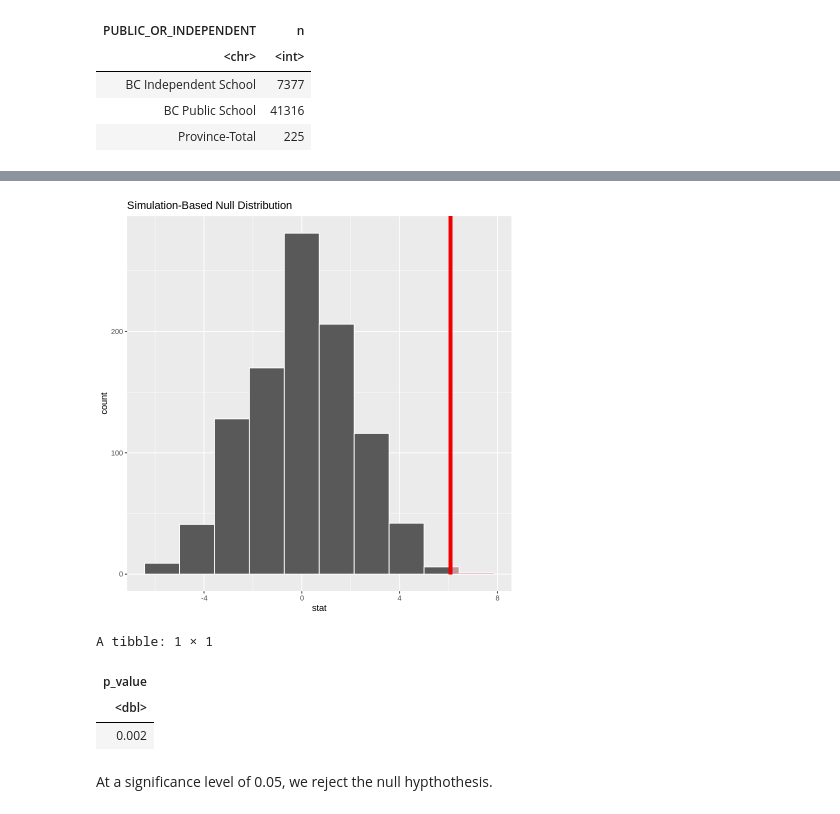
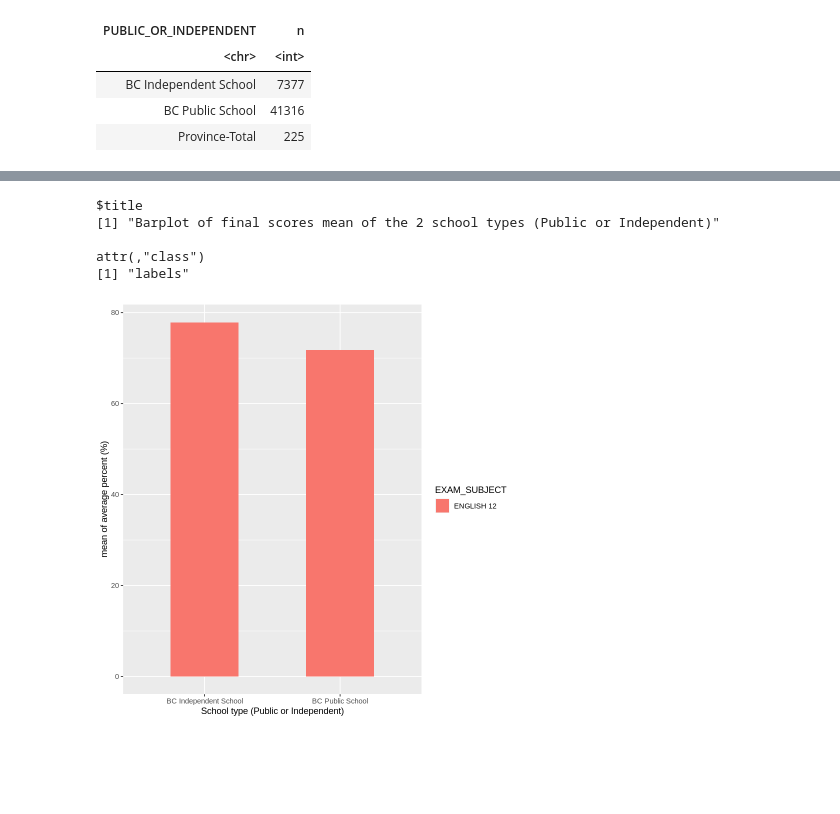
Before and after one commit to michelleykim/bc_exams_analysis, a Jupyter notebook: Test.ipynb, the cells around one changed output, grey strips where cells are left out. Saved outputs shown, nothing was run; the diff lists cells and outputs as text; code cells hidden in the pictures; blank space fills up the shorter version.

```diff
--- a/Test.ipynb
+++ b/Test.ipynb
@@ -127,15 +126,15 @@ A tibble: 6 × 2
-# %%
-visualize(null_distribution, bins = 10) +
-  shade_p_value(obs_stat = obs_diff_in_mean, direction = "right")
-# %% [output]
-[figure, removed]
-# %%
-null_distribution %>%
-  get_p_value(obs_stat = obs_diff_in_mean, direction = "right")
-# %% [output]
-A tibble: 1 × 1
-| p_value |
-| <dbl> |
-| 0.002 |
-# %% [markdown]
-At a significance level of 0.05, we reject the null hypthothesis.
+# %%
+exam_barplot <- data_for_each_catetegory %>%
+    ggplot(aes(x = PUBLIC_OR_INDEPENDENT, y = mean, , fill = EXAM_SUBJECT )) +
+    geom_bar(stat="identity", position = "dodge", width = 0.5) +
+    xlab("School type (Public or Independent)") +
+    ylab("mean of average percent (%)")
+    ggtitle("Barplot of final scores mean of the 2 school types (Public or Independent)")
+exam_barplot
+# %% [output]
+$title
+[1] "Barplot of final scores mean of the 2 school types (Public or Independent)"
+
+attr(,"class")
+[1] "labels"
+[figure, added]
```
Also changed, not shown: parts of 6 cells of this notebook.
